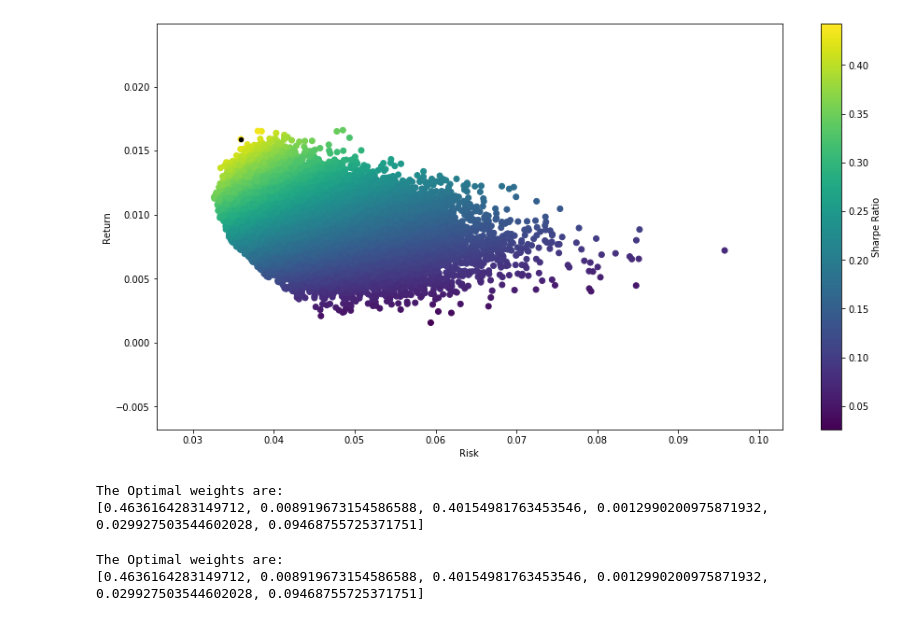
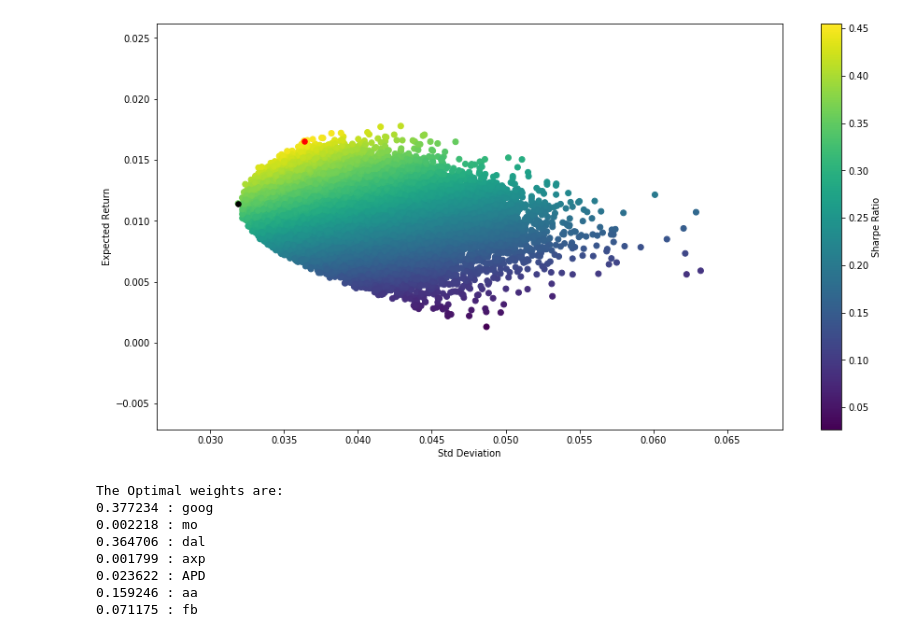
Before and after one commit to sangural16/Portfolio-Optimization, a Jupyter notebook: Sharpe Ratio.ipynb, the cells around one changed output. Drawn from its saved outputs; the diff is of its cells as text; code cells hidden in the pictures.

```diff
--- a/Sharpe Ratio.ipynb
+++ b/Sharpe Ratio.ipynb
@@ -6,7 +6,7 @@ import datetime as dt
 import matplotlib.pyplot as plt
 from random import random
 # %%
-companies = ['goog','mo','dal','axp','APD','aa']
+companies = ['goog','mo','dal','axp','APD', 'fb']
 start = datetime(2016, 1, 1)
 end = datetime(2019, 5, 1)
 df = dr.data.get_data_yahoo(companies, start, end, interval='m')
@@ -27,7 +27,7 @@ portweights = []
 portreturn = []
 portstd = []
 portsharpe = []
-nports = 40000
+nports = 100000
 for i in range(0, nports):
     w = [random() for i in range(0,len(companies))]
     #w = [random()]*(len(companies))
@@ -46,19 +46,26 @@ for j in range(0, nports):
 # %%
 plt.figure(figsize = (15,8))
 plt.scatter(portstd, portreturn, c=portsharpe, cmap='viridis')
 plt.colorbar(label='Sharpe Ratio')
-plt.xlabel('Risk')
-plt.ylabel('Return')
+plt.xlabel('Std Deviation')
+plt.ylabel('Expected Return')
 opt = np.argmax(portsharpe)
-plt.scatter(portstd[opt], portreturn[opt], c='black', s=20)
+line = np.argmin(portstd)
+plt.scatter(portstd[opt], portreturn[opt], c='red', s=30)
+plt.scatter(portstd[line], portreturn[line], c='black', s=30)
 plt.show()
 # %% [output]
-[figure, old version]
+[figure, new version]
-The Optimal weights are:
-[0.4636164283149712, 0.008919673154586588, 0.40154981763453546, 0.0012990200975871932, 0.029927503544602028, 0.09468755725371751]
 # %%
 print('The Optimal weights are:')
-print(portweights[opt])
+for i in range(0, len(companies)):
+    print('%f : %s' %(portweights[opt][i], companies[i]))
 # %% [output]
 The Optimal weights are:
-[0.4636164283149712, 0.008919673154586588, 0.40154981763453546, 0.0012990200975871932, 0.029927503544602028, 0.09468755725371751]
+0.377234 : goog
+0.002218 : mo
+0.364706 : dal
+0.001799 : axp
+0.023622 : APD
+0.159246 : aa
+0.071175 : fb
```
Also changed, not shown: parts of 2 cells of this notebook.
